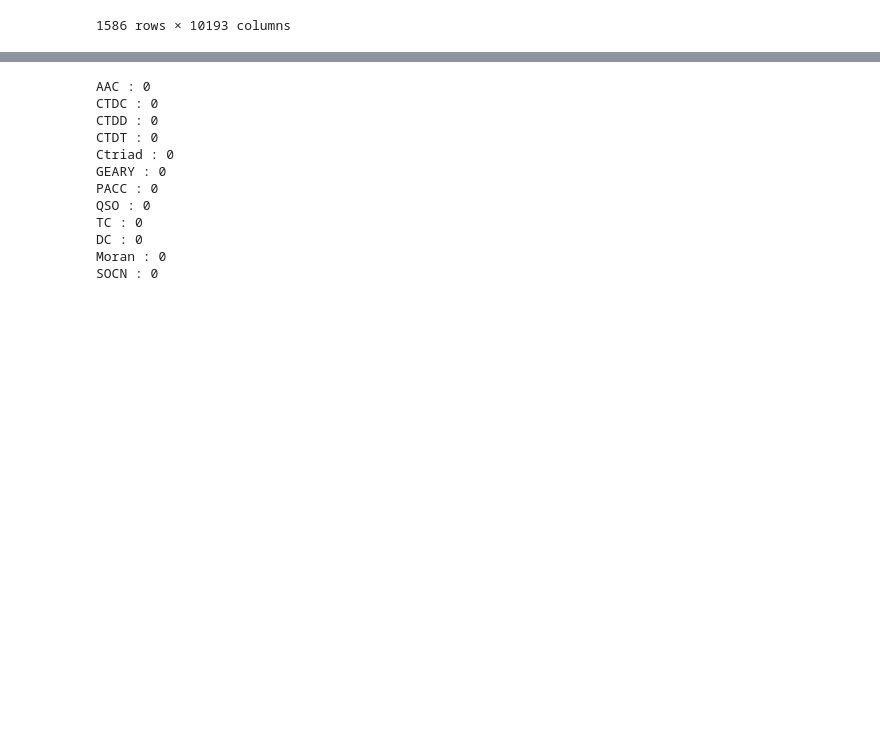
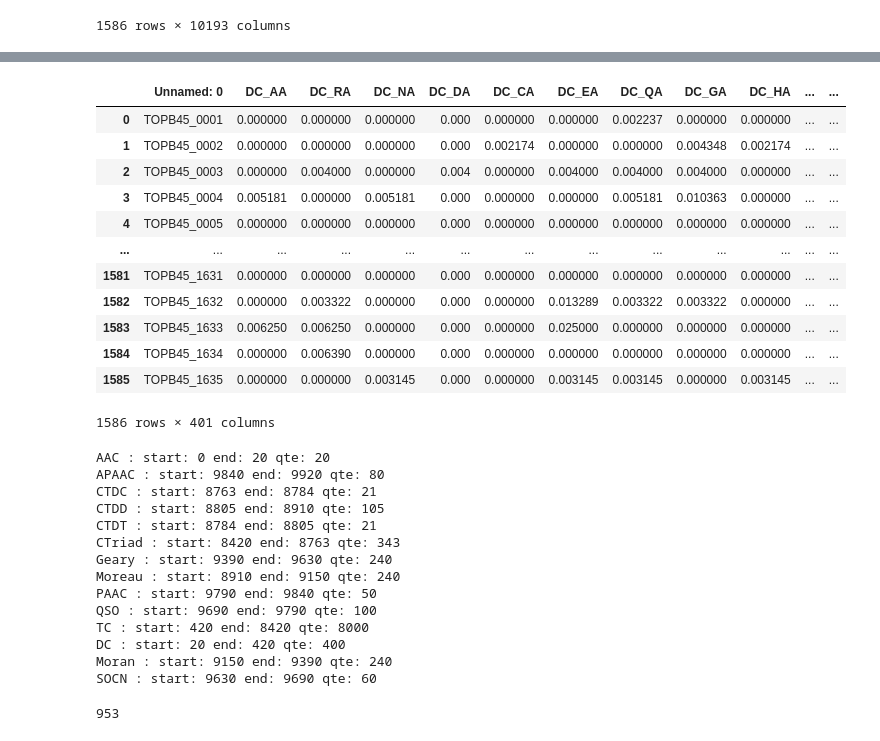
Before and after one commit to BuffetWarren/ModelRF, a Jupyter notebook: feature_by_groupe.ipynb, the cells around one changed output, grey strips where cells are left out. Saved outputs shown, nothing was run; the diff lists cells and outputs as text; code cells hidden in the pictures; blank space fills up the shorter version.

Commit message:
recuperation des sous groupes de feature mais probleme avec key value

```diff
--- a/feature_by_groupe.ipynb
+++ b/feature_by_groupe.ipynb
@@ -41,0 +114,17 @@ countX(cols, 'SOCN')
+# %%
+tt = pd.read_csv("DC_group.csv")
+tt
+# %% [output]
+|  | Unnamed: 0 | DC_AA | DC_RA | DC_NA | DC_DA | DC_CA | DC_EA | DC_QA | DC_GA | DC_HA | ... | ... |
+| 0 | TOPB45_0001 | 0.000000 | 0.000000 | 0.000000 | 0.000 | 0.000000 | 0.000000 | 0.002237 | 0.000000 | 0.000000 | ... | ... |
+| 1 | TOPB45_0002 | 0.000000 | 0.000000 | 0.000000 | 0.000 | 0.002174 | 0.000000 | 0.000000 | 0.004348 | 0.002174 | ... | ... |
+| 2 | TOPB45_0003 | 0.000000 | 0.004000 | 0.000000 | 0.004 | 0.000000 | 0.004000 | 0.004000 | 0.004000 | 0.000000 | ... | ... |
+| 3 | TOPB45_0004 | 0.005181 | 0.000000 | 0.005181 | 0.000 | 0.000000 | 0.000000 | 0.005181 | 0.010363 | 0.000000 | ... | ... |
+| 4 | TOPB45_0005 | 0.000000 | 0.000000 | 0.000000 | 0.000 | 0.000000 | 0.000000 | 0.000000 | 0.000000 | 0.000000 | ... | ... |
+| ... | ... | ... | ... | ... | ... | ... | ... | ... | ... | ... | ... | ... |
+| 1581 | TOPB45_1631 | 0.000000 | 0.000000 | 0.000000 | 0.000 | 0.000000 | 0.000000 | 0.000000 | 0.000000 | 0.000000 | ... | ... |
+| 1582 | TOPB45_1632 | 0.000000 | 0.003322 | 0.000000 | 0.000 | 0.000000 | 0.013289 | 0.003322 | 0.003322 | 0.000000 | ... | ... |
+| 1583 | TOPB45_1633 | 0.006250 | 0.006250 | 0.000000 | 0.000 | 0.000000 | 0.025000 | 0.000000 | 0.000000 | 0.000000 | ... | ... |
+| 1584 | TOPB45_1634 | 0.000000 | 0.006390 | 0.000000 | 0.000 | 0.000000 | 0.000000 | 0.000000 | 0.000000 | 0.000000 | ... | ... |
+| 1585 | TOPB45_1635 | 0.000000 | 0.000000 | 0.003145 | 0.000 | 0.000000 | 0.003145 | 0.003145 | 0.000000 | 0.003145 | ... | ... |
+1586 rows × 401 columns
@@ -42,17 +133,23 @@ countX(cols, 'SOCN')
 # %%
 for i in protein_code:
-    a = countX(feats, i)
-    print(i,":",a)
+    a = countX(cols, i)
+    print(i,":","start:",a[0],"end:",a[1],"qte:",a[2])
 # %% [output]
-AAC : 0
-CTDC : 0
-CTDD : 0
-CTDT : 0
-Ctriad : 0
-GEARY : 0
-PACC : 0
-QSO : 0
-TC : 0
-DC : 0
-Moran : 0
-SOCN : 0
+AAC : start: 0 end: 20 qte: 20
+APAAC : start: 9840 end: 9920 qte: 80
+CTDC : start: 8763 end: 8784 qte: 21
+CTDD : start: 8805 end: 8910 qte: 105
+CTDT : start: 8784 end: 8805 qte: 21
+CTriad : start: 8420 end: 8763 qte: 343
+Geary : start: 9390 end: 9630 qte: 240
+Moreau : start: 8910 end: 9150 qte: 240
+PAAC : start: 9790 end: 9840 qte: 50
+QSO : start: 9690 end: 9790 qte: 100
+TC : start: 420 end: 8420 qte: 8000
+DC : start: 20 end: 420 qte: 400
+Moran : start: 9150 end: 9390 qte: 240
+SOCN : start: 9630 end: 9690 qte: 60
+# %%
+9920-8967
+# %% [output]
+953
```
Also changed, not shown: parts of 30 cells of this notebook.
